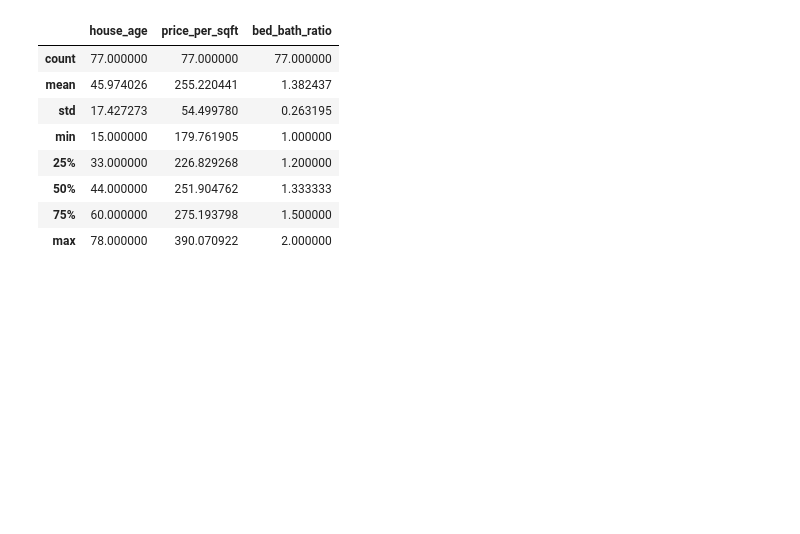
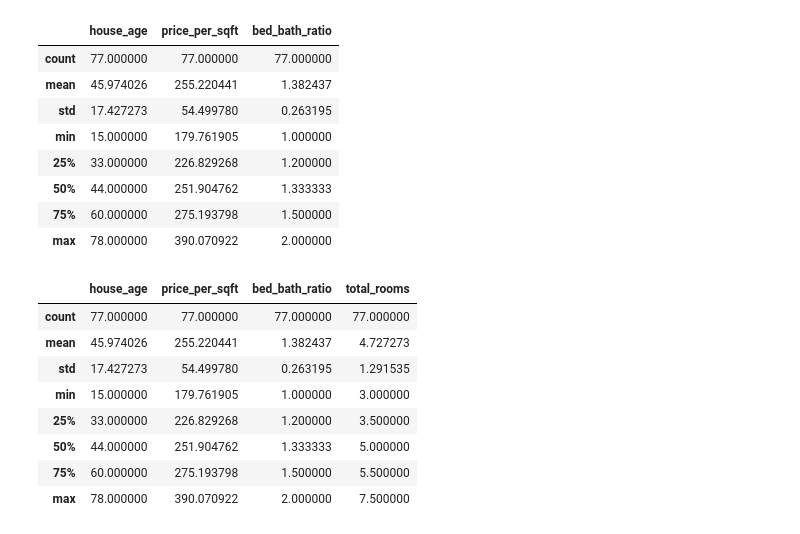
Before and after one commit to sonvt8/MLOps-House_Price_Predictions, a Jupyter notebook: notebooks/02_feature_engineering.ipynb, the cells around one changed output. Saved outputs shown, nothing was run; the diff lists cells and outputs as text; code cells hidden in the pictures; blank space fills up the shorter version.

```diff
--- a/notebooks/02_feature_engineering.ipynb
+++ b/notebooks/02_feature_engineering.ipynb
@@ -96,6 +96,37 @@ df[['house_age', 'price_per_sqft', 'bed_bath_ratio']].describe()
 | 50% | 44.000000 | 251.904762 | 1.333333 |
 | 75% | 60.000000 | 275.193798 | 1.500000 |
 | max | 78.000000 | 390.070922 | 2.000000 |
+# %%
+# ---
+# 🎯 Feature Engineering (Matching engineer.py module)
+
+# Feature 1: Age of the house
+df['house_age'] = datetime.now().year - df['year_built']
+
+# Feature 2: Price per square foot (handle division by zero)
+df['price_per_sqft'] = df['price'] / df['sqft'].replace({0: np.nan})
+
+# Feature 3: Ratio of bedrooms to bathrooms (handle division by zero)
+df['bed_bath_ratio'] = df['bedrooms'] / df['bathrooms'].replace({0: np.nan})
+
+# Feature 4: Total rooms (bedrooms + bathrooms) - NEW feature from engineer.py
+df['total_rooms'] = df['bedrooms'] + df['bathrooms']
+
+# Handle infinite values
+df['bed_bath_ratio'] = df['bed_bath_ratio'].replace([np.inf, -np.inf], np.nan).fillna(0)
+
+# 📊 Quick Look at Engineered Data
+df[['house_age', 'price_per_sqft', 'bed_bath_ratio', 'total_rooms']].describe()
+# %% [output]
+|  | house_age | price_per_sqft | bed_bath_ratio | total_rooms |
+| count | 77.000000 | 77.000000 | 77.000000 | 77.000000 |
+| mean | 45.974026 | 255.220441 | 1.382437 | 4.727273 |
+| std | 17.427273 | 54.499780 | 0.263195 | 1.291535 |
+| min | 15.000000 | 179.761905 | 1.000000 | 3.000000 |
+| 25% | 33.000000 | 226.829268 | 1.200000 | 3.500000 |
+| 50% | 44.000000 | 251.904762 | 1.333333 | 5.000000 |
+| 75% | 60.000000 | 275.193798 | 1.500000 | 5.500000 |
+| max | 78.000000 | 390.070922 | 2.000000 | 7.500000 |
 # %%
 # 📊 5. Visualize the New Features
 
```
Also changed, not shown: parts of 2 cells of this notebook, 3 other files.
